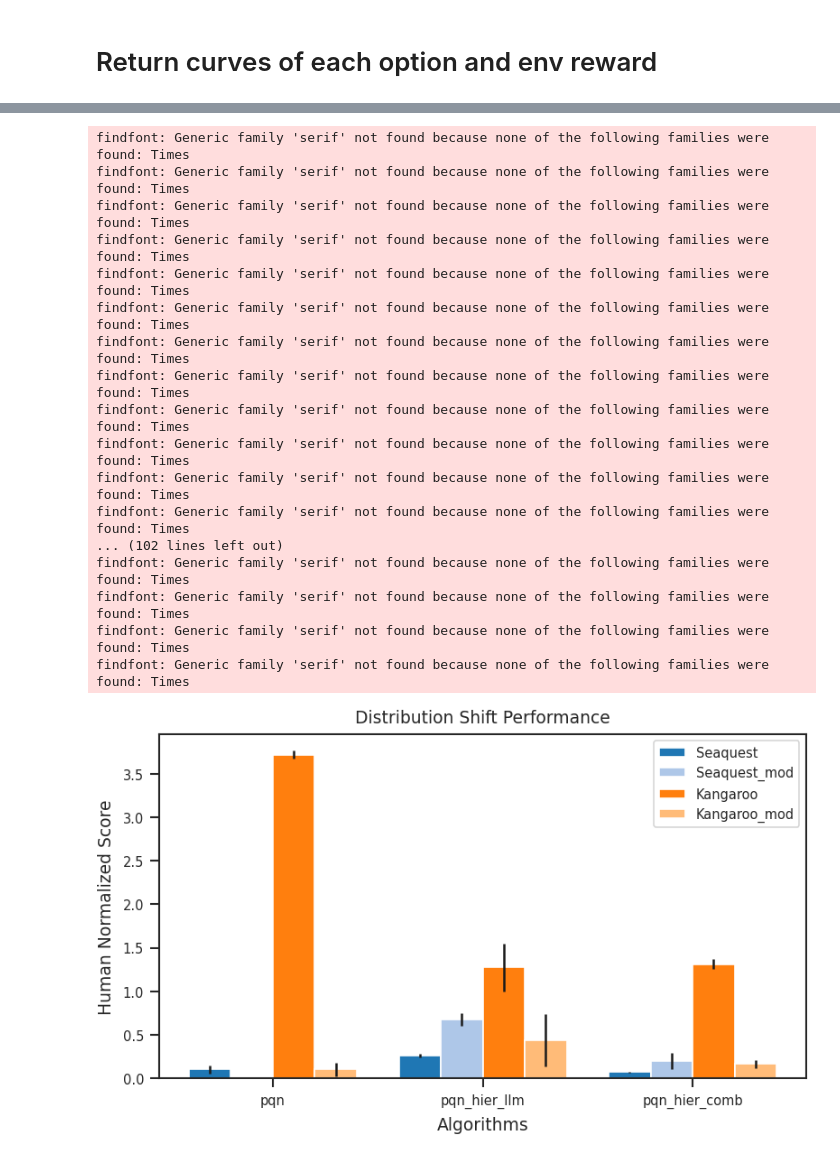
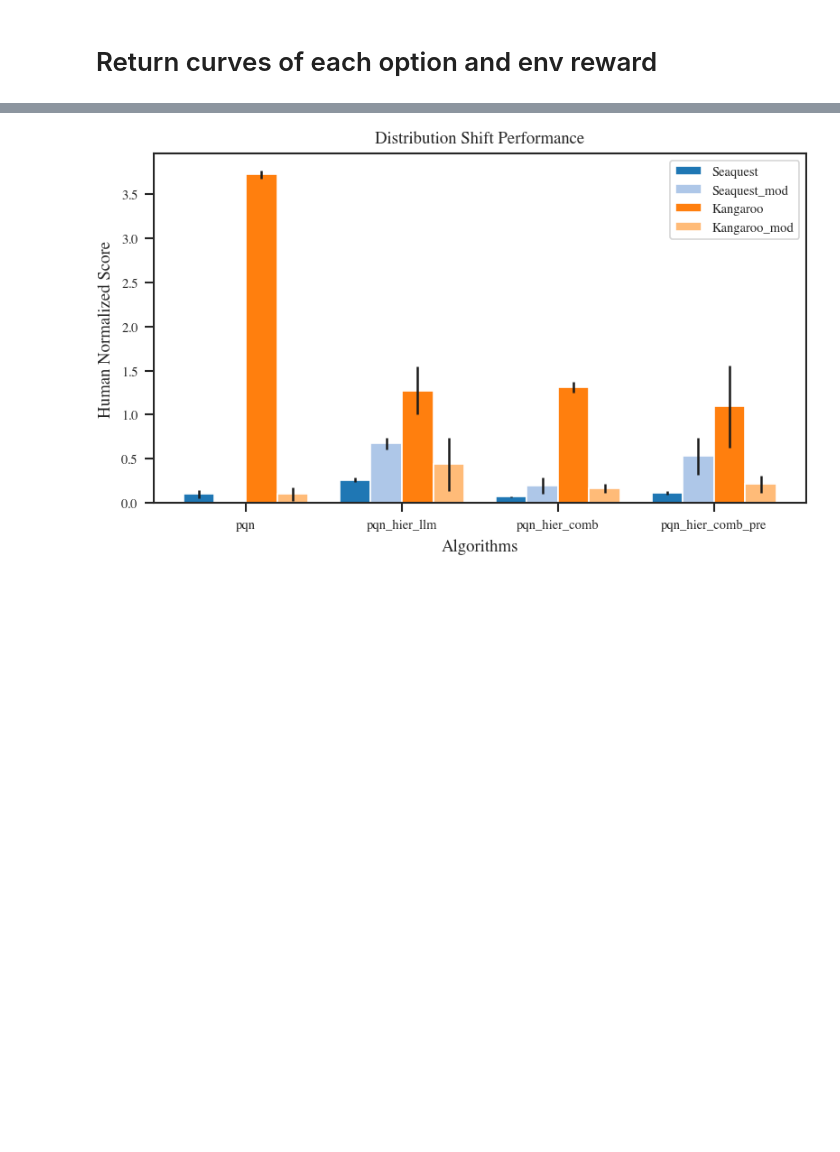
Before and after one commit to remunds/symbolic_options, a Jupyter notebook: src/symbolic_options/plots/plots.ipynb, the cells around one changed output, grey strips where cells are left out. Cells and saved outputs as stored; diff of their text form; code cells hidden in the pictures; blank space fills up the shorter version.

Commit message:
update plots

```diff
--- a/src/symbolic_options/plots/plots.ipynb
+++ b/src/symbolic_options/plots/plots.ipynb
@@ -131,7 +131,7 @@ seaquest_run_ids = {
     "llm": "ivxucgak",
     "comb": "wwaym6rm", # this is the new one
     # "comb": "nc3i9b6e", #TODO: change
-    "comb_pre": "s9ode17q"
+    "comb_pre": "ru3o3a30"
 }
 
 seaquest_runs = {
@@ -211,6 +211,9 @@ human_performance = {
 }
 # atari: https://training.incf.org/sites/default/files/2023-05/Human-level%20control%20through%20deep%20reinforcement%20learning.pdf
 # crafter: https://github.com/danijar/crafter?tab=readme-ov-file
+# %%
+def moving_average(x, window_size=5):
+    return np.convolve(x, np.ones(window_size)/window_size, mode='valid')
 # %%
 def single_run_plot(ax1, df, run_name, option_labels, game_name):
     # colors = cm.get_cmap("tab10")
@@ -232,6 +235,10 @@ def single_run_plot(ax1, df, run_name, option_labels, game_name):
         # rescale
         option_stds = (stds - np.nanmin(stds)) / (np.nanmax(stds) - np.nanmin(stds) + eps)
         option_means = (means - np.nanmin(means)) / (np.nanmax(means) - np.nanmin(means) + eps)
+        option_means = moving_average(option_means)
+        option_stds = moving_average(option_stds)
+        x_data = x_data[:len(option_means)]
+        print(x_data.shape, option_means.shape, option_stds.shape)
         ax1.plot(x_data, option_means, label=label, color=colors[i], zorder=1, linestyle="--")
         ax1.fill_between(x_data, option_means - option_stds, option_means + option_stds, color=colors[i], alpha=0.2, zorder=0)
     # ax1.set_xlabel("Update Steps ($\\times 10^3$)")
@@ -246,6 +253,9 @@ def single_run_plot(ax1, df, run_name, option_labels, game_name):
     env_means = (means - np.nanmin(means)) / (np.nanmax(means) - np.nanmin(means) + eps)
     env_std = (stds - np.nanmin(stds)) / (np.nanmax(stds) - np.nanmin(stds) + eps)
     # env_mean = np.nanmean(env_norm, axis=0)
+    env_means = moving_average(env_means)
+    env_std = moving_average(env_std)
+    x_data = x_data[:len(env_means)]
     ax1.plot(x_data, env_means, label="Environment", color=colors[i+1], zorder=2, linewidth=1.5)
     ax1.fill_between(x_data, env_means - env_std, env_means + env_std, color=colors[i+1], alpha=0.2, zorder=0)
     # remove data from ax2
@@ -463,12 +417,17 @@ def extract_performance(df, performance_col, games, algos):
         algo_data_std = []
         for game in games:
             # get the run with the maximum environment performance
-            non_mod = df[df["run_name"] == f"{algo}_{game}"][f"{performance_col}"].iloc[0]
+            print(f"{algo} on {game}")
+            new_algo = algo
+            if algo == "pqn_hier_comb_pre" and game == "Seaquest":
+                new_algo = "pqn_hier_comb_pre_long"
+            print(f"Extracting performance for {new_algo} on {game}")
+            non_mod = df[df["run_name"] == f"{new_algo}_{game}"][f"{performance_col}"].iloc[0]
             # replace nans with median
             non_mod = np.nan_to_num(non_mod, nan=np.nanmedian(non_mod))
             max_idx = np.nanmean(non_mod, axis=0).argmax() # (1,)
 
-            mod = df[df["run_name"] == f"{algo}_{game}"][f"modif_{performance_col}"].iloc[0]
+            mod = df[df["run_name"] == f"{new_algo}_{game}"][f"modif_{performance_col}"].iloc[0]
             mod = np.nan_to_num(mod, nan=np.nanmedian(mod))
 
             algo_data.append(np.nanmean(non_mod, axis=0)[max_idx])
@@ -529,10 +488,10 @@ def distribution_shift_plot(data, data_std, games, algos,x_axis='algos'):
 seaquest_df["game"] = "Seaquest"
 kangaroo_df["game"] = "Kangaroo"
 both_df = pd.concat([seaquest_df, kangaroo_df], ignore_index=True)
-data, data_std = extract_performance(both_df, "test_env_ret", ["Seaquest", "Kangaroo"], ["pqn", "pqn_hier_llm", "pqn_hier_comb"])
+data, data_std = extract_performance(both_df, "test_env_ret", ["Seaquest", "Kangaroo"], ["pqn", "pqn_hier_llm", "pqn_hier_comb","pqn_hier_comb_pre"])
 # shape of data is (n_envs, n_algos)
 # For x-axis=games:
 # data = data.T
 # data_std = data_std.T
-distribution_shift_plot(data, data_std, ["Seaquest", "Seaquest_mod", "Kangaroo", "Kangaroo_mod"], ["pqn", "pqn_hier_llm", "pqn_hier_comb"], x_axis="algos")
+distribution_shift_plot(data, data_std, ["Seaquest", "Seaquest_mod", "Kangaroo", "Kangaroo_mod"], ["pqn", "pqn_hier_llm", "pqn_hier_comb","pqn_hier_comb_pre"], x_axis="algos")
 # %% [output]
@@ -576,21 +515,4 @@ findfont: Generic family 'serif' not found because none of the following familie
-findfont: Generic family 'serif' not found because none of the following families were found: Times
-findfont: Generic family 'serif' not found because none of the following families were found: Times
-findfont: Generic family 'serif' not found because none of the following families were found: Times
-findfont: Generic family 'serif' not found because none of the following families were found: Times
-findfont: Generic family 'serif' not found because none of the following families were found: Times
-findfont: Generic family 'serif' not found because none of the following families were found: Times
-findfont: Generic family 'serif' not found because none of the following families were found: Times
-findfont: Generic family 'serif' not found because none of the following families were found: Times
-findfont: Generic family 'serif' not found because none of the following families were found: Times
-findfont: Generic family 'serif' not found because none of the following families were found: Times
-findfont: Generic family 'serif' not found because none of the following families were found: Times
-findfont: Generic family 'serif' not found because none of the following families were found: Times
-... (102 lines left out)
-findfont: Generic family 'serif' not found because none of the following families were found: Times
-findfont: Generic family 'serif' not found because none of the following families were found: Times
-findfont: Generic family 'serif' not found because none of the following families were found: Times
-findfont: Generic family 'serif' not found because none of the following families were found: Times
-[figure, old version]
+[figure, new version]
 # %%
 def distribution_shift_plot2(data, data_std, games, algos, x_axis='algos'):
     sns.set_theme(context="paper", style="ticks")
```
Also changed, not shown: parts of 8 cells of this notebook.
